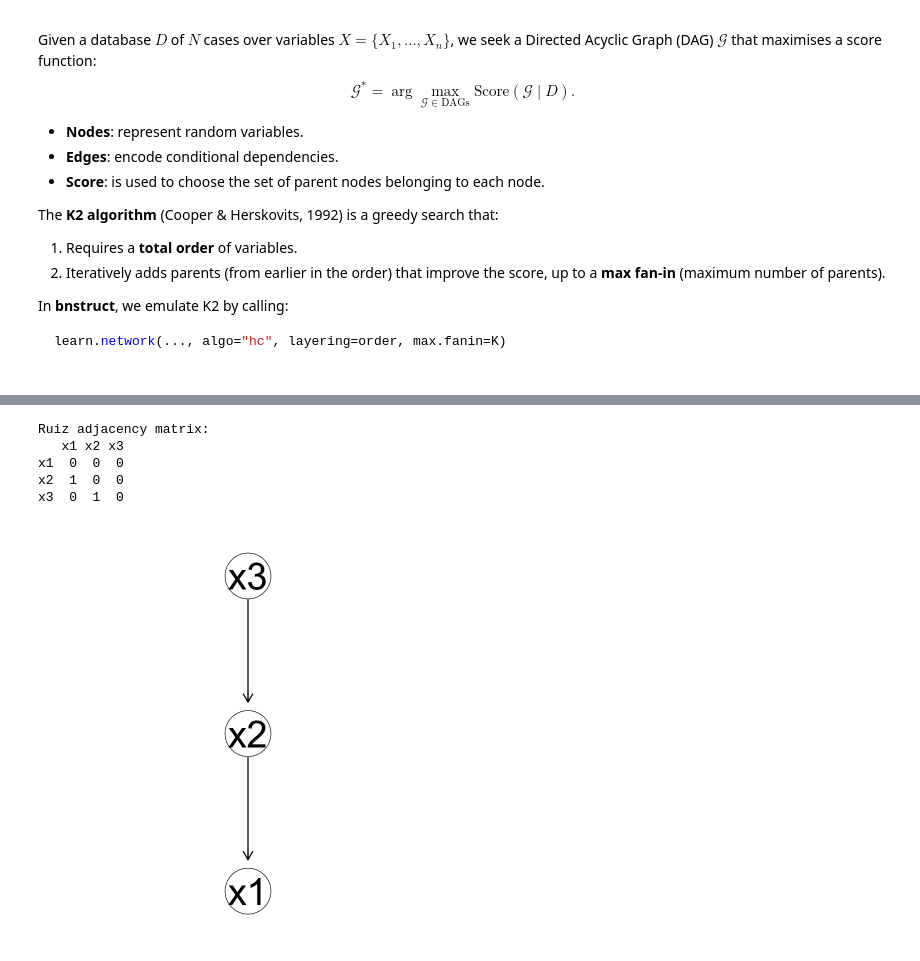
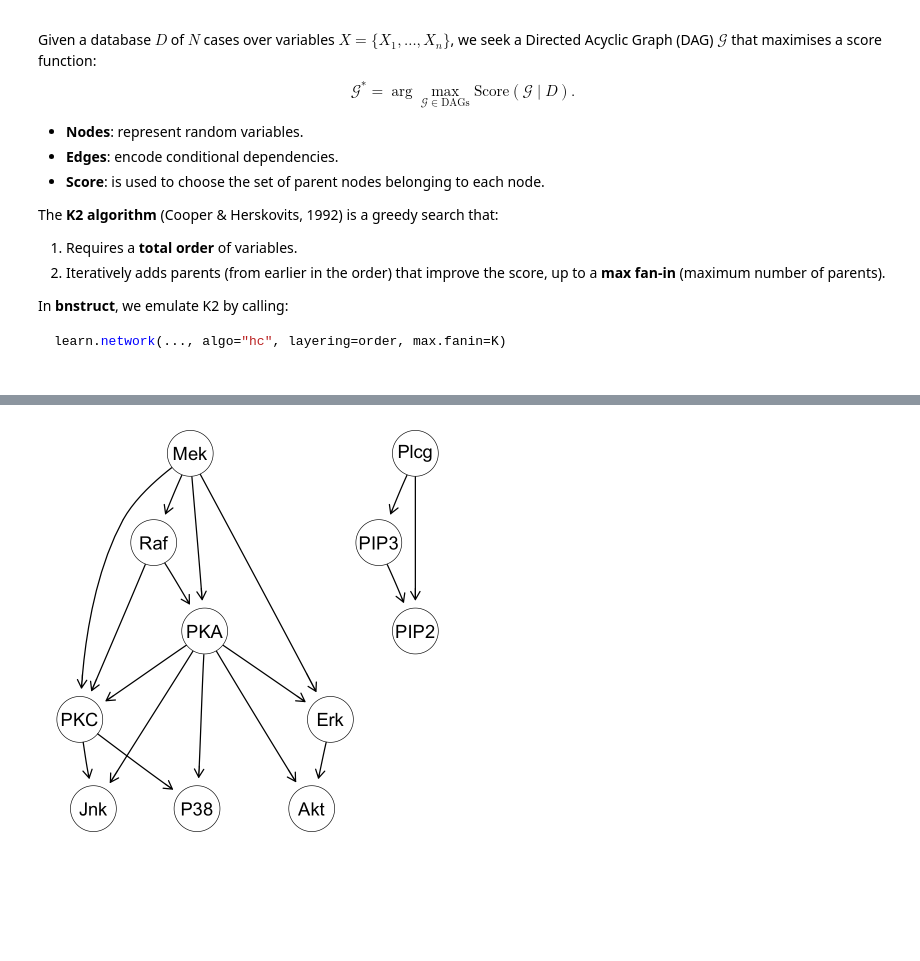
Before and after one commit to filippobezzi/bayesian_networks, a Jupyter notebook: part2_structure_learning_bnstruct.ipynb, the cells around one changed output, grey strips where cells are left out. Saved outputs shown, nothing was run; the diff lists cells and outputs as text; code cells hidden in the pictures; blank space fills up the shorter version.

Commit message:
BN structure comparison

```diff
--- a/part2_structure_learning_bnstruct.ipynb
+++ b/part2_structure_learning_bnstruct.ipynb
@@ -161,0 +225,3 @@ A data.frame: 10000 x 8
+# %%
+sachs.bnd <- sachs_data
+sachs.bnd
@@ -225,0 +366,9 @@ bnstruct :: parameter learning done.
+# %%
+sachs.bns <- learn.network(
+    sachs.bnd,
+    algo="mmhc",
+    scoring.func="BDeu",
+    layering=sachs_order,
+    max.parents=num.variables(sachs.bnd)-1,
+)
+sachs.bns
@@ -286,14 +421,5 @@ bnstruct :: parameter learning done.
-# %%
-cat("Ruiz adjacency matrix:\n")
-print(structure(
-  dag(ruiz_net_bs),
-  dimnames = list(variables(ruiz_net_bs), variables(ruiz_net_bs))
-))
-plot(ruiz_net_bs, main = "Ruiz DAG")
-# %% [output]
-Ruiz adjacency matrix:
-   x1 x2 x3
-x1  0  0  0
-x2  1  0  0
-x3  0  1  0
-[figure, removed]
+# %%
+####### SACHS #########
+plot(sachs.bns, main = "Sachs DAG (MMHC)")
+# %% [output]
+[figure, added]
```
Also changed, not shown: parts of 23 cells of this notebook, 15 other files.
